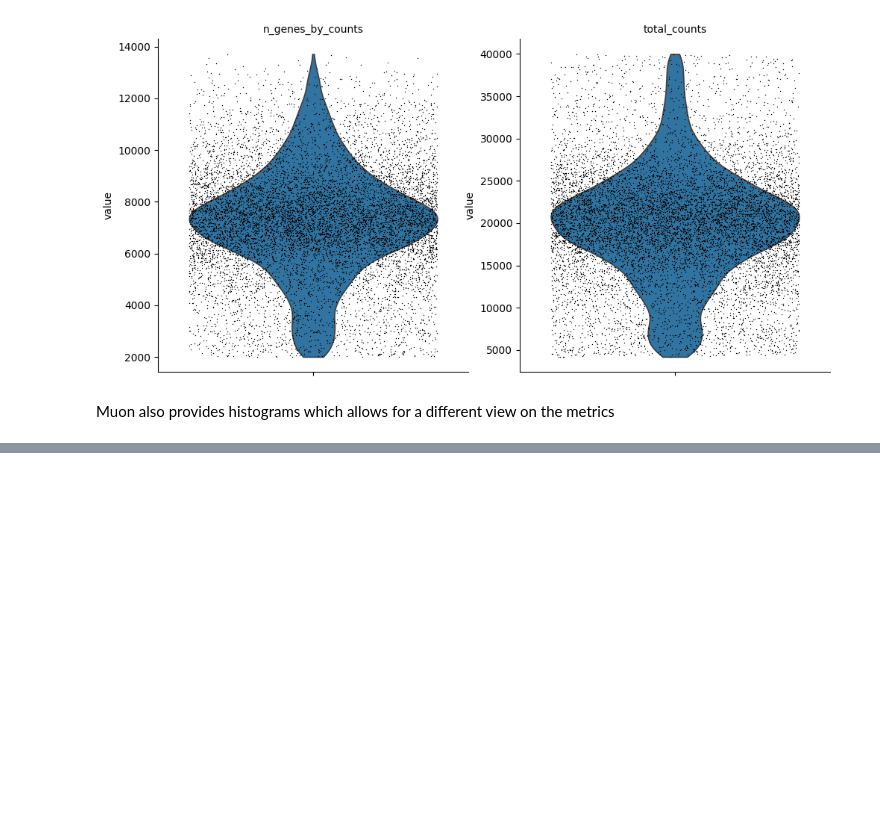
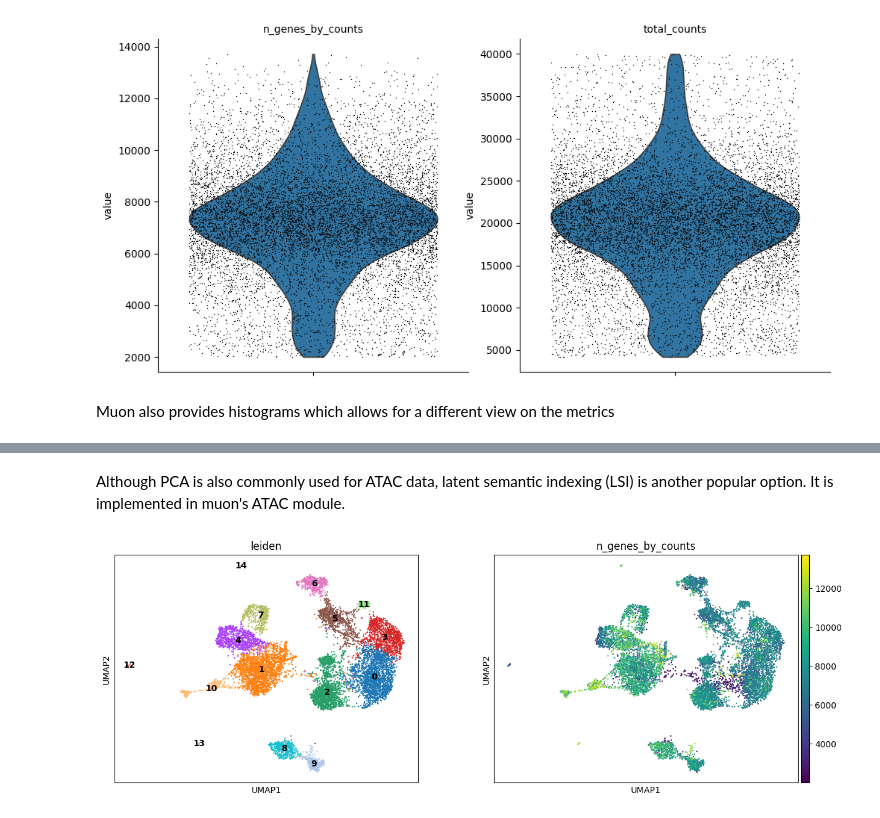
Before and after one commit to eagnanta/scrna-practice, a Jupyter notebook: advanced_data_structures_and_frameworks_practice.ipynb, the cells around one changed output, grey strips where cells are left out. Saved outputs shown, nothing was run; the diff lists cells and outputs as text; code cells hidden in the pictures; blank space fills up the shorter version.

```diff
--- a/advanced_data_structures_and_frameworks_practice.ipynb
+++ b/advanced_data_structures_and_frameworks_practice.ipynb
@@ -333,0 +355,17 @@ Muon also provides histograms which allows for a different view on the metrics
+# %%
+# Save original counts, normalize data and select highly variable genes with scanpy
+atac.layers["counts"] = atac.X
+sc.pp.normalize_per_cell(atac, counts_per_cell_after=1e4)
+sc.pp.log1p(atac)
+sc.pp.highly_variable_genes(atac, min_mean=0.05, max_mean=1.5, min_disp=0.5)
+atac.raw = atac
+# %% [markdown]
+Although PCA is also commonly used for ATAC data, latent semantic indexing (LSI) is another popular option. It is implemented in muon's ATAC module.
+# %%
+ac.tl.lsi(atac)
+sc.pp.neighbors(atac, use_rep="X_lsi", n_neighbors=10, n_pcs=30)
+sc.tl.leiden(atac, resolution=0.5)
+sc.tl.umap(atac, spread=1.5, min_dist=0.5, random_state=20)
+sc.pl.umap(atac, color=["leiden", "n_genes_by_counts"], legend_loc="on data")
+# %% [output]
+[figure, added]
```
Also changed, not shown: parts of 18 cells of this notebook.
